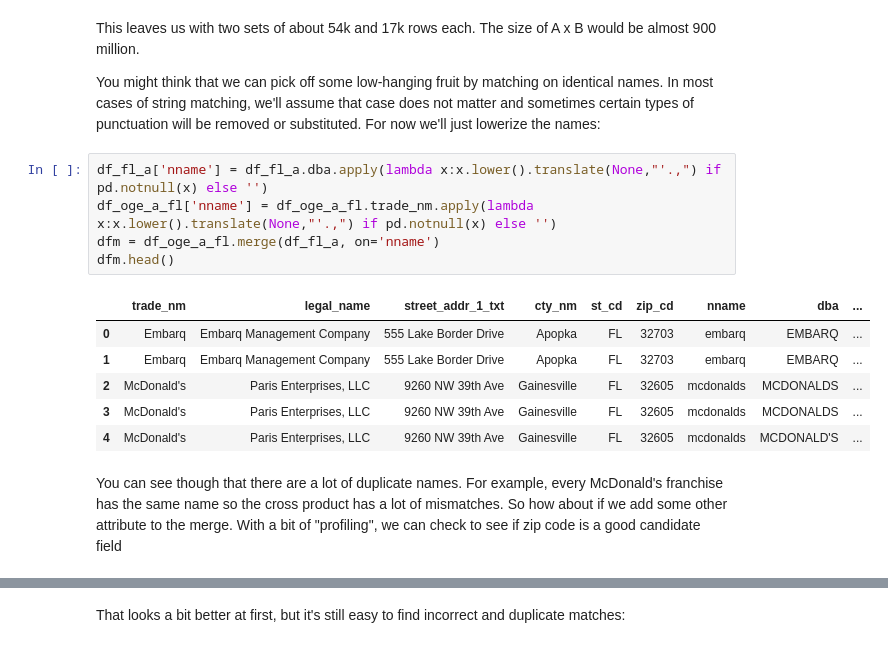
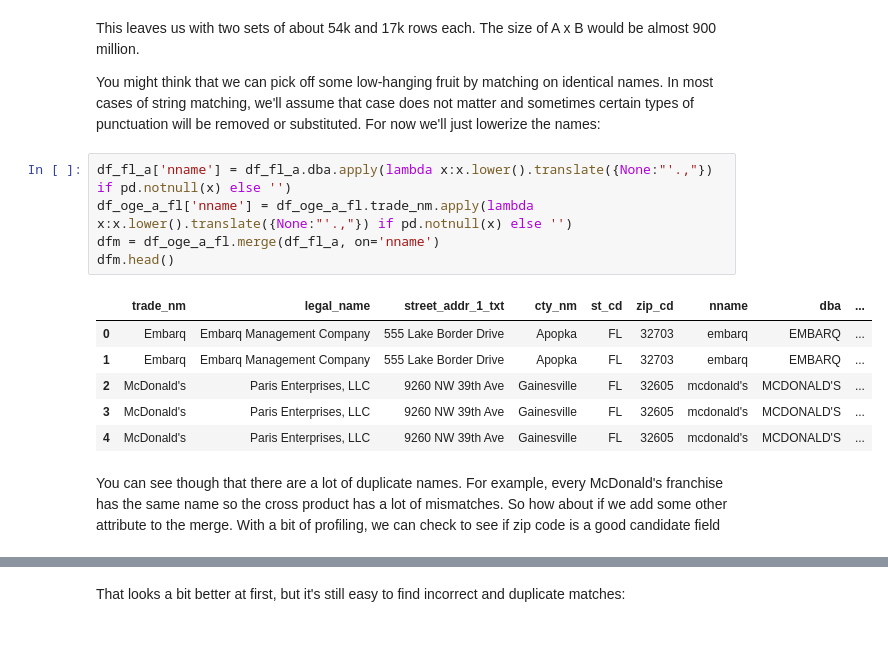
Before and after one commit to mikemull/Notebooks, a Jupyter notebook: Matching.ipynb, the cells around one changed output, grey strips where cells are left out. Cells and saved outputs as stored; diff of their text form.

```diff
--- a/Matching.ipynb
+++ b/Matching.ipynb
@@ -75,17 +212,17 @@ This leaves us with two sets of about 54k and 17k rows each.  The size of A x B
 
 You might think that we can pick off some low-hanging fruit by matching on identical names.  In most cases of string matching, we'll assume that case does not matter and sometimes certain types of punctuation will be removed or substituted.  For now we'll just lowerize the names:
 # %%
-df_fl_a['nname'] = df_fl_a.dba.apply(lambda x:x.lower().translate(None,"'.,") if pd.notnull(x) else '')
-df_oge_a_fl['nname'] = df_oge_a_fl.trade_nm.apply(lambda x:x.lower().translate(None,"'.,") if pd.notnull(x) else '')
+df_fl_a['nname'] = df_fl_a.dba.apply(lambda x:x.lower().translate({None:"'.,"}) if pd.notnull(x) else '')
+df_oge_a_fl['nname'] = df_oge_a_fl.trade_nm.apply(lambda x:x.lower().translate({None:"'.,"}) if pd.notnull(x) else '')
 dfm = df_oge_a_fl.merge(df_fl_a, on='nname')
 dfm.head()
 # %% [output]
 |  | trade_nm | legal_name | street_addr_1_txt | cty_nm | st_cd | zip_cd | nname | dba | ... |
 | 0 | Embarq | Embarq Management Company | 555 Lake Border Drive | Apopka | FL | 32703 | embarq | EMBARQ | ... |
 | 1 | Embarq | Embarq Management Company | 555 Lake Border Drive | Apopka | FL | 32703 | embarq | EMBARQ | ... |
-| 2 | McDonald's | Paris Enterprises, LLC | 9260 NW 39th Ave | Gainesville | FL | 32605 | mcdonalds | MCDONALDS | ... |
-| 3 | McDonald's | Paris Enterprises, LLC | 9260 NW 39th Ave | Gainesville | FL | 32605 | mcdonalds | MCDONALDS | ... |
-| 4 | McDonald's | Paris Enterprises, LLC | 9260 NW 39th Ave | Gainesville | FL | 32605 | mcdonalds | MCDONALD'S | ... |
+| 2 | McDonald's | Paris Enterprises, LLC | 9260 NW 39th Ave | Gainesville | FL | 32605 | mcdonald's | MCDONALD'S | ... |
+| 3 | McDonald's | Paris Enterprises, LLC | 9260 NW 39th Ave | Gainesville | FL | 32605 | mcdonald's | MCDONALD'S | ... |
+| 4 | McDonald's | Paris Enterprises, LLC | 9260 NW 39th Ave | Gainesville | FL | 32605 | mcdonald's | MCDONALD'S | ... |
 # %% [markdown]
-You can see though that there are a lot of duplicate names.  For example, every McDonald's franchise has the same name so the cross product has a lot of mismatches.  So how about if we add some other attribute to the merge.  With a bit of "profiling", we can check to see if zip code is a good candidate field
+You can see though that there are a lot of duplicate names.  For example, every McDonald's franchise has the same name so the cross product has a lot of mismatches.  So how about if we add some other attribute to the merge.  With a bit of profiling, we can check to see if zip code is a good candidate field
 # %%
```
Also changed, not shown: parts of 75 cells of this notebook, 4 other files.
